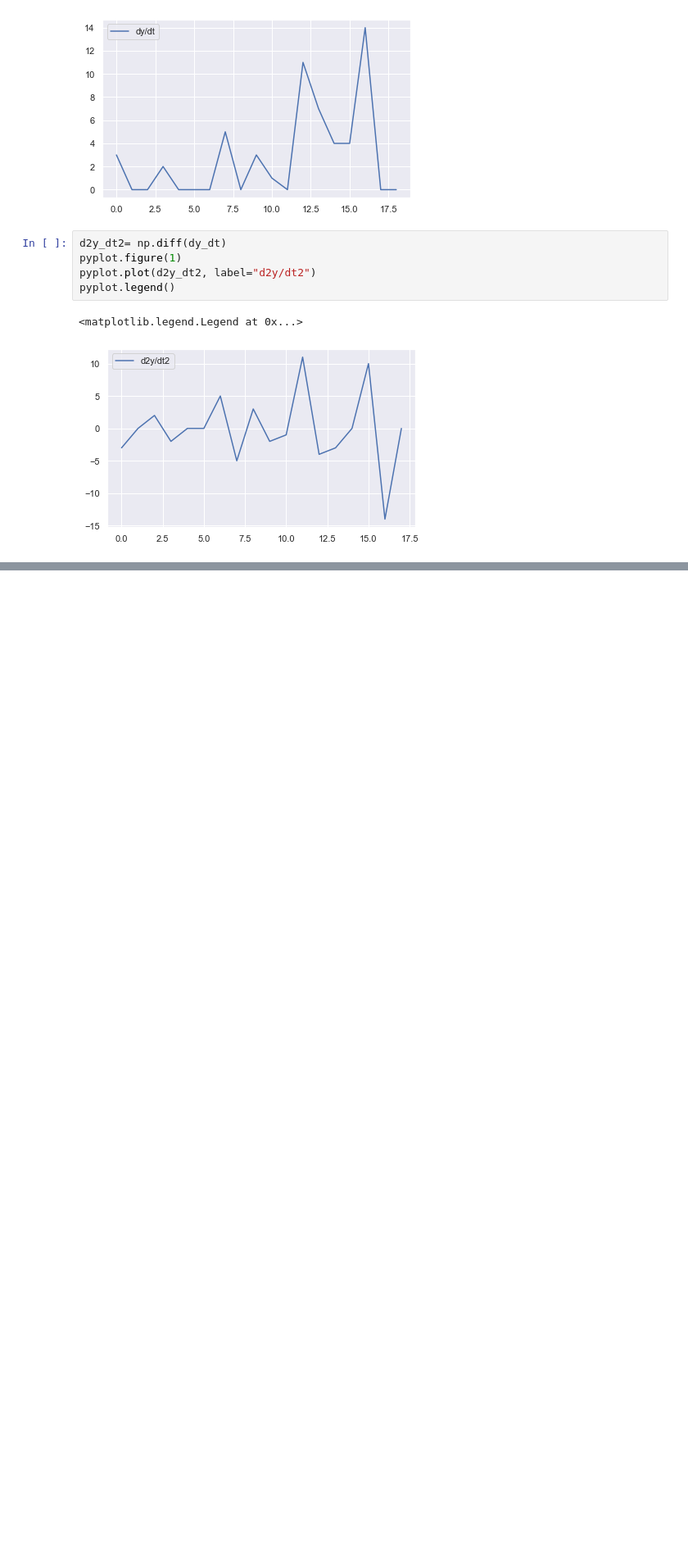
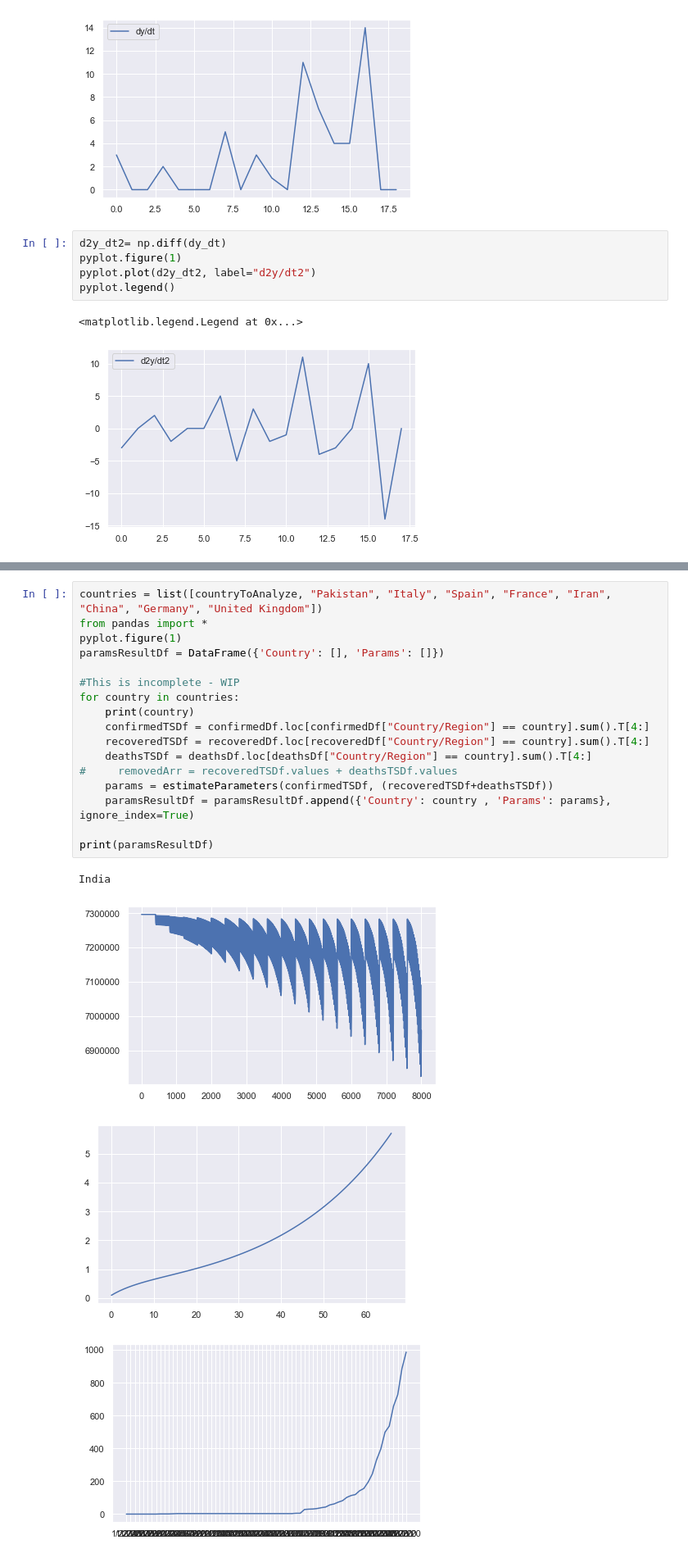
Before and after one commit to baladutt/modeling-epidemics-COVID-19, a Jupyter notebook: Visualize-Analyze-Current-State.ipynb, the cells around one changed output, grey strips where cells are left out. Shown at 82% size. Drawn from its saved outputs; the diff is of its cells as text; blank space fills up the shorter version.

```diff
--- a/Visualize-Analyze-Current-State.ipynb
+++ b/Visualize-Analyze-Current-State.ipynb
@@ -474,0 +494,22 @@ print(params)
+# %%
+countries = list([countryToAnalyze, "Pakistan", "Italy", "Spain", "France", "Iran", "China", "Germany", "United Kingdom"])
+from pandas import *
+pyplot.figure(1)
+paramsResultDf = DataFrame({'Country': [], 'Params': []})
+
+#This is incomplete - WIP
+for country in countries:
+    print(country)
+    confirmedTSDf = confirmedDf.loc[confirmedDf["Country/Region"] == country].sum().T[4:]
+    recoveredTSDf = recoveredDf.loc[recoveredDf["Country/Region"] == country].sum().T[4:]
+    deathsTSDf = deathsDf.loc[deathsDf["Country/Region"] == country].sum().T[4:]
+#     removedArr = recoveredTSDf.values + deathsTSDf.values
+    params = estimateParameters(confirmedTSDf, (recoveredTSDf+deathsTSDf))
+    paramsResultDf = paramsResultDf.append({'Country': country , 'Params': params}, ignore_index=True)
+
+print(paramsResultDf)
+# %% [output]
+India
+[figure, added]
+[figure, added]
+[figure, added]
```
Also changed, not shown: parts of 6 cells of this notebook.
